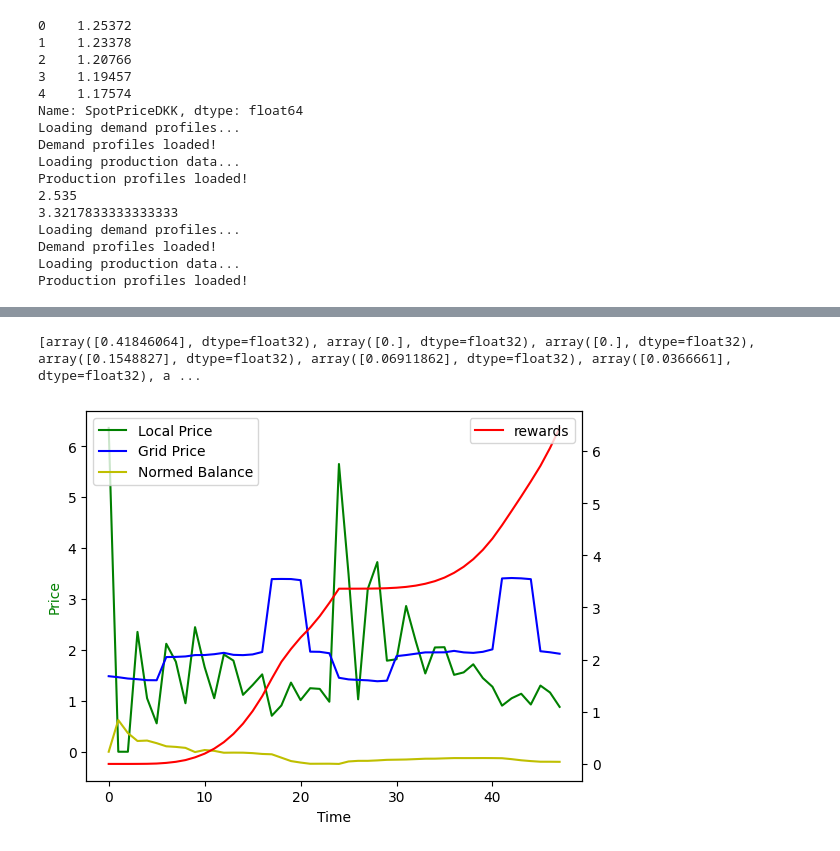
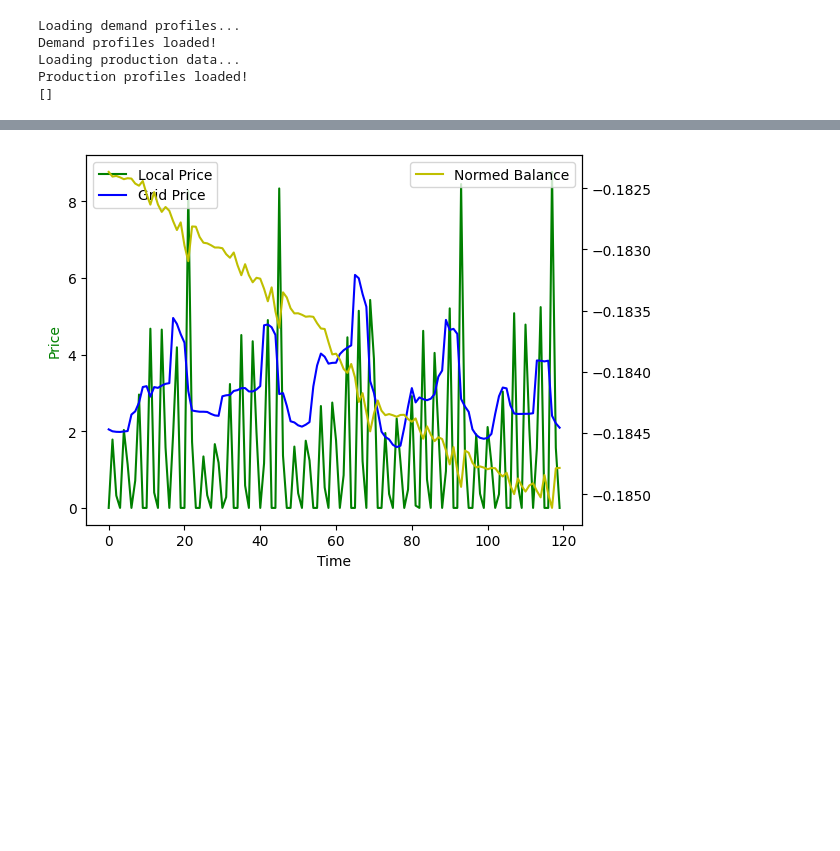
Before and after one commit to antonhlenander/CommunityFlex, a Jupyter notebook: plotting_balanceonly.ipynb, the cells around one changed output, grey strips where cells are left out. Saved outputs shown, nothing was run; the diff lists cells and outputs as text; code cells hidden in the pictures; blank space fills up the shorter version.

```diff
--- a/plotting_balanceonly.ipynb
+++ b/plotting_balanceonly.ipynb
@@ -39,8 +39,8 @@ for rollout in results:
 
     agent_actions = [action for action in agent_actions if action is not None]
 
-    start = 0
-    end = start + 48*30*12
+    start = 48*30*11
+    end = start + 48*5
 
     total_import = total_import[1:] + [0]
 
@@ -58,18 +58,18 @@ for rollout in results:
     # total_import = total_import[start:end]
     prices = prices[start:end:2]
     budget_balance = budget_balance[start:end:2]
-
+    print(agent_actions)
 
     fig, ax1 = plt.subplots()
 
-    print(agent_actions)
+
 
     ax2 = ax1.twinx()
     ax1.plot(prices, 'g-', label="Local Price")
     #ax1.plot(agent_actions, 'k-', label="Agent Actions")
     ax1.plot(grid_price, 'b-', label="Grid Price")
-    ax1.plot(norm_balance, 'y-', label="Normed Balance")
-    ax2.plot(rewards, 'r-', label="rewards")
+    ax2.plot(norm_balance, 'y-', label="Normed Balance")
+    #ax2.plot(rewards, 'r-', label="rewards")
 
     ax1.set_xlabel('Time')
     ax1.set_ylabel('Price', color='g')
@@ -90,19 +90,8 @@ for rollout in results:
     # plt.savefig(f"action_dist_{aid}.png")
     # plt.close()
 # %% [output]
-0    1.25372
-1    1.23378
-2    1.20766
-3    1.19457
-4    1.17574
-Name: SpotPriceDKK, dtype: float64
 Loading demand profiles...
 Demand profiles loaded!
 Loading production data...
 Production profiles loaded!
-2.535
-3.3217833333333333
-Loading demand profiles...
-Demand profiles loaded!
-Loading production data...
-Production profiles loaded!
+[]
@@ -112,2 +98 @@ Production profiles loaded!
-[array([0.41846064], dtype=float32), array([0.], dtype=float32), array([0.], dtype=float32), array([0.1548827], dtype=float32), array([0.06911862], dtype=float32), array([0.0366661], dtype=float32), a ...
-[figure, old version]
+[figure, new version]
```
Also changed, not shown: parts of 1 cell of this notebook, 4 other files.
